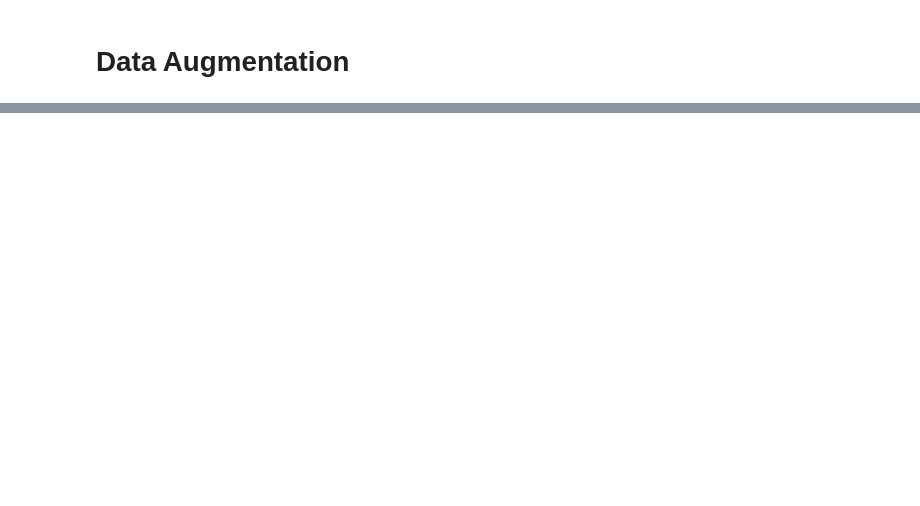
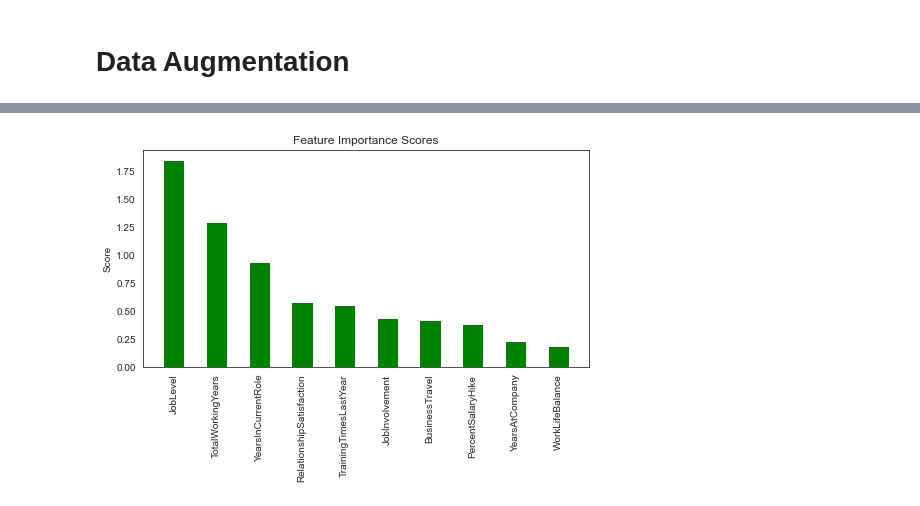
Before and after one commit to dalemunroe/project-4_group-2, a Jupyter notebook: IBM Employee Attrition.ipynb, the cells around one changed output, grey strips where cells are left out. Saved outputs shown, nothing was run; the diff lists cells and outputs as text; code cells hidden in the pictures; blank space fills up the shorter version.

Commit message:
Feature importance added

```diff
--- a/IBM Employee Attrition.ipynb
+++ b/IBM Employee Attrition.ipynb
@@ -706,0 +723,8 @@ for key in classifiers:
+# %%
+lr = LogisticRegression()
+lr.fit(X_train, y_train)
+importance = lr.coef_[0]
+# %%
+merged_list = [(list(df.columns)[i],importance[i]) for i in range(0, len((list(df.columns))))]
+sorted_imp = sorted(merged_list, key=lambda x: x[-1], reverse=True)
+sorted_imp[:10]
@@ -706,0 +742,16 @@ for key in classifiers:
+# %%
+# ax setup adopted from Hunter et al. (2020)
+
+labels = [i[0] for i in sorted_imp[:10]]
+scores_lst = [i[1] for i in sorted_imp[:10]]
+x = np.arange(len(labels))  # the label locations
+
+fig, ax = plt.subplots(figsize=(8,4))
+ax.bar(x, scores_lst, 0.5, color='green')
+ax.set_ylabel('Score')
+ax.set_title('Feature Importance Scores')
+ax.set_xticks(x)
+ax.set_xticklabels(labels, rotation=90)
+plt.show()
+# %% [output]
+[figure, added]
```
Also changed, not shown: parts of 21 cells of this notebook.
